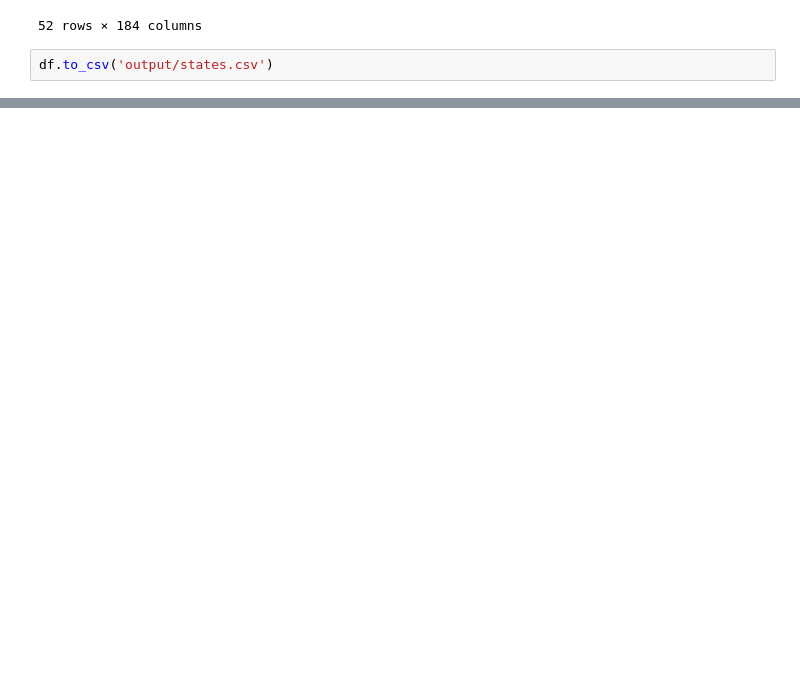
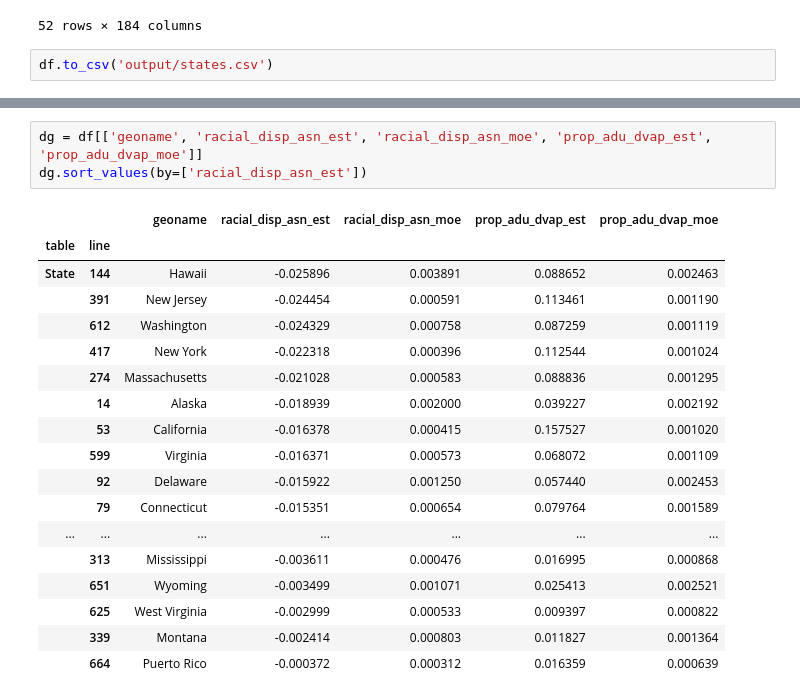
Before and after one commit to ic-institute/democracy-deserts, a Jupyter notebook: notebooks/build-state-data.ipynb, the cells around one changed output, grey strips where cells are left out. Saved outputs shown, nothing was run; the diff lists cells and outputs as text; blank space fills up the shorter version.

```diff
--- a/notebooks/build-state-data.ipynb
+++ b/notebooks/build-state-data.ipynb
@@ -57,0 +58,22 @@ dg.sort_values(by=['racial_disp_score_est'], ascending=False)
+# %%
+dg = df[['geoname', 'racial_disp_asn_est', 'racial_disp_asn_moe', 'prop_adu_dvap_est', 'prop_adu_dvap_moe']]
+dg.sort_values(by=['racial_disp_asn_est'])
+# %% [output]
+|  |  | geoname | racial_disp_asn_est | racial_disp_asn_moe | prop_adu_dvap_est | prop_adu_dvap_moe |
+| table | line |  |  |  |  |  |
+| State | 144 | Hawaii | -0.025896 | 0.003891 | 0.088652 | 0.002463 |
+|  | 391 | New Jersey | -0.024454 | 0.000591 | 0.113461 | 0.001190 |
+|  | 612 | Washington | -0.024329 | 0.000758 | 0.087259 | 0.001119 |
+|  | 417 | New York | -0.022318 | 0.000396 | 0.112544 | 0.001024 |
+|  | 274 | Massachusetts | -0.021028 | 0.000583 | 0.088836 | 0.001295 |
+|  | 14 | Alaska | -0.018939 | 0.002000 | 0.039227 | 0.002192 |
+|  | 53 | California | -0.016378 | 0.000415 | 0.157527 | 0.001020 |
+|  | 599 | Virginia | -0.016371 | 0.000573 | 0.068072 | 0.001109 |
+|  | 92 | Delaware | -0.015922 | 0.001250 | 0.057440 | 0.002453 |
+|  | 79 | Connecticut | -0.015351 | 0.000654 | 0.079764 | 0.001589 |
+| ... | ... | ... | ... | ... | ... | ... |
+|  | 313 | Mississippi | -0.003611 | 0.000476 | 0.016995 | 0.000868 |
+|  | 651 | Wyoming | -0.003499 | 0.001071 | 0.025413 | 0.002521 |
+|  | 625 | West Virginia | -0.002999 | 0.000533 | 0.009397 | 0.000822 |
+|  | 339 | Montana | -0.002414 | 0.000803 | 0.011827 | 0.001364 |
+|  | 664 | Puerto Rico | -0.000372 | 0.000312 | 0.016359 | 0.000639 |
```
Also changed, not shown: parts of 4 cells of this notebook, 4 other files.
